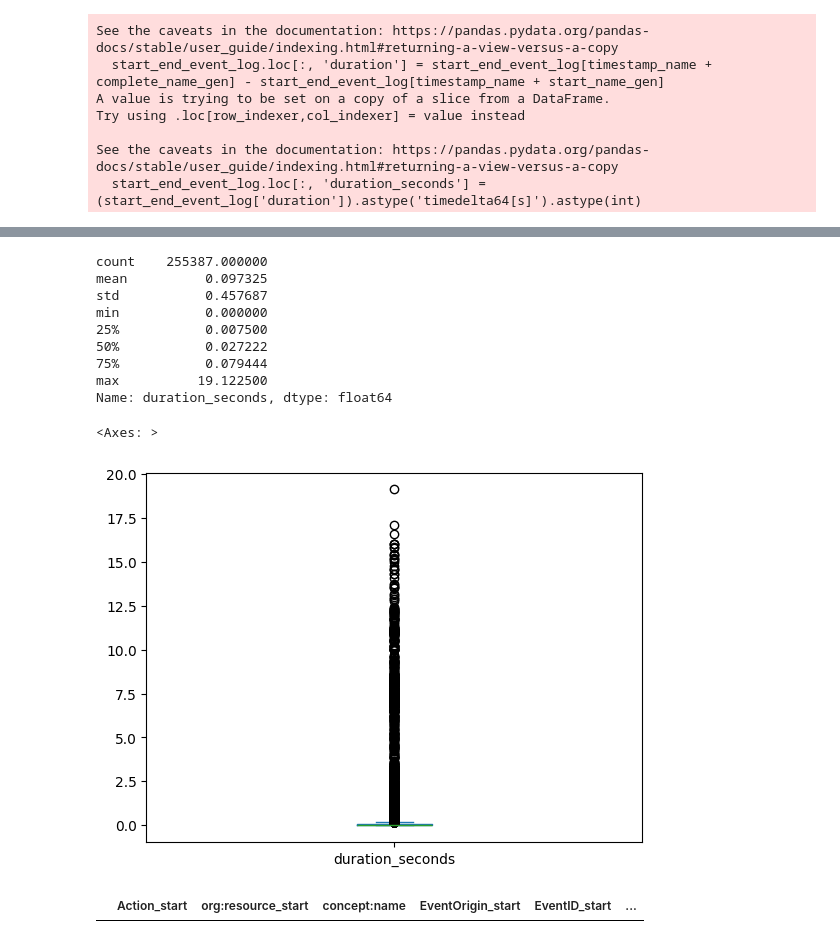
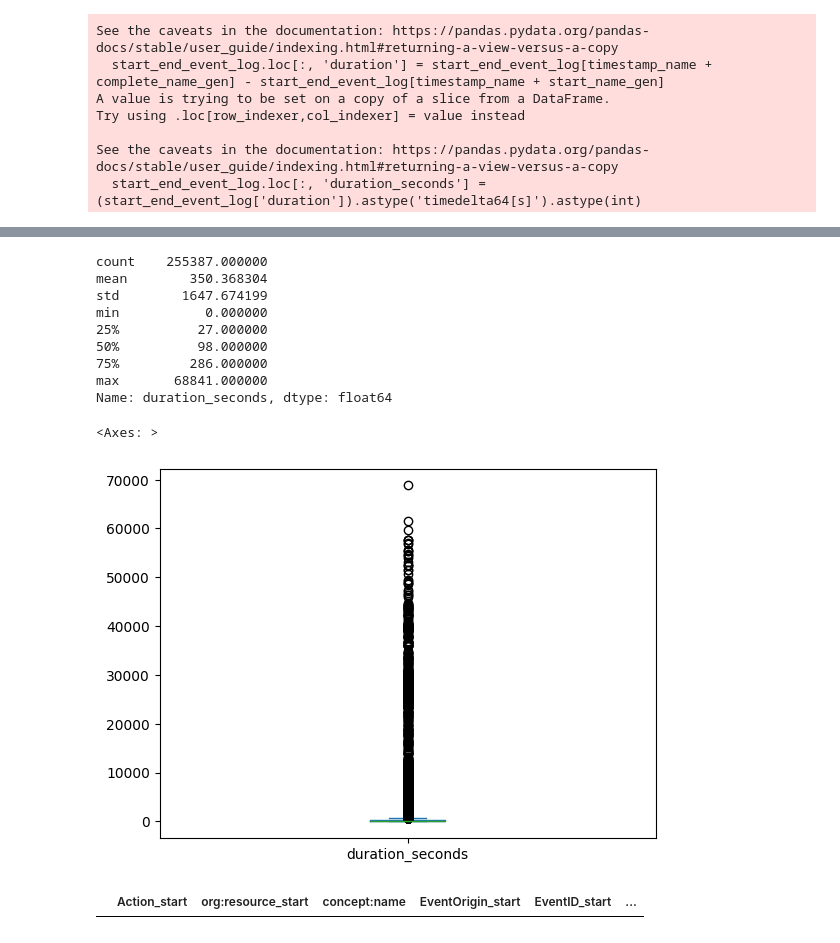
Before and after one commit to ltsstar/TaskExecutionTimeMining, a Jupyter notebook: src/notebooks/BPIC_2017/BPIC_2017_event_log_transformer-resume_suspend.ipynb, the cells around one changed output, grey strips where cells are left out. Cells and saved outputs as stored; diff of their text form; code cells hidden in the pictures.

```diff
--- a/src/notebooks/BPIC_2017/BPIC_2017_event_log_transformer-resume_suspend.ipynb
+++ b/src/notebooks/BPIC_2017/BPIC_2017_event_log_transformer-resume_suspend.ipynb
@@ -73,22 +73,22 @@ start_end_event_log.groupby(['lifecycle:transition_start', 'lifecycle:transition
 | start | complete | 20739 | 20739 | 20739 | 20739 | ... |
 |  | suspend | 107488 | 107488 | 107488 | 107488 | ... |
 # %%
-(start_end_event_log['duration_seconds']/3600).describe()
+(start_end_event_log['duration_seconds']).describe()
 # %% [output]
 count    255387.000000
-mean          0.097325
-std           0.457687
+mean        350.368304
+std        1647.674199
 min           0.000000
-25%           0.007500
-50%           0.027222
-75%           0.079444
-max          19.122500
+25%          27.000000
+50%          98.000000
+75%         286.000000
+max       68841.000000
 Name: duration_seconds, dtype: float64
 # %%
-(start_end_event_log['duration_seconds']/3600).plot.box()
+(start_end_event_log['duration_seconds']).plot.box()
 # %% [output]
 <Axes: >
-[figure, old version]
+[figure, new version]
 # %%
 start_end_event_log[start_end_event_log['duration_seconds'] > 3000*3600]
 # %% [output]
```
Also changed, not shown: 17 other files.
